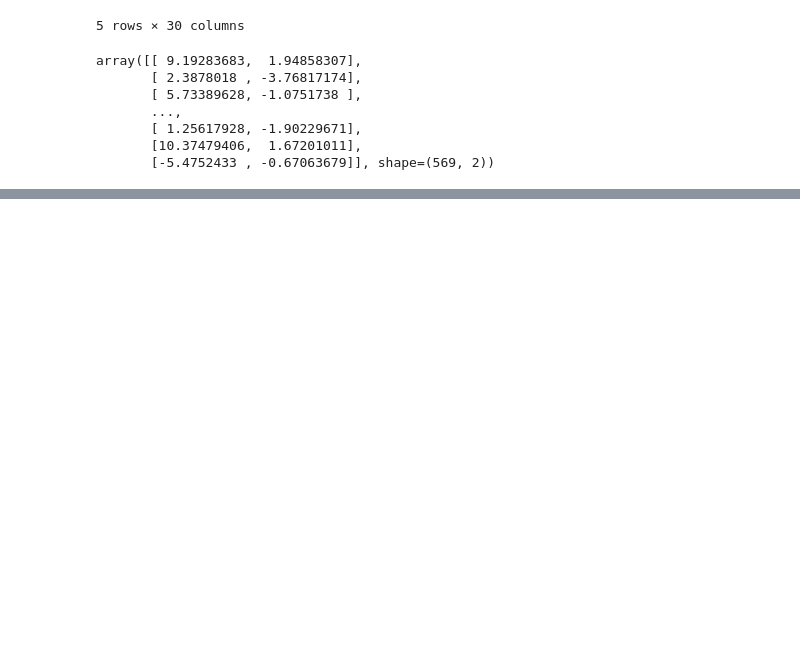
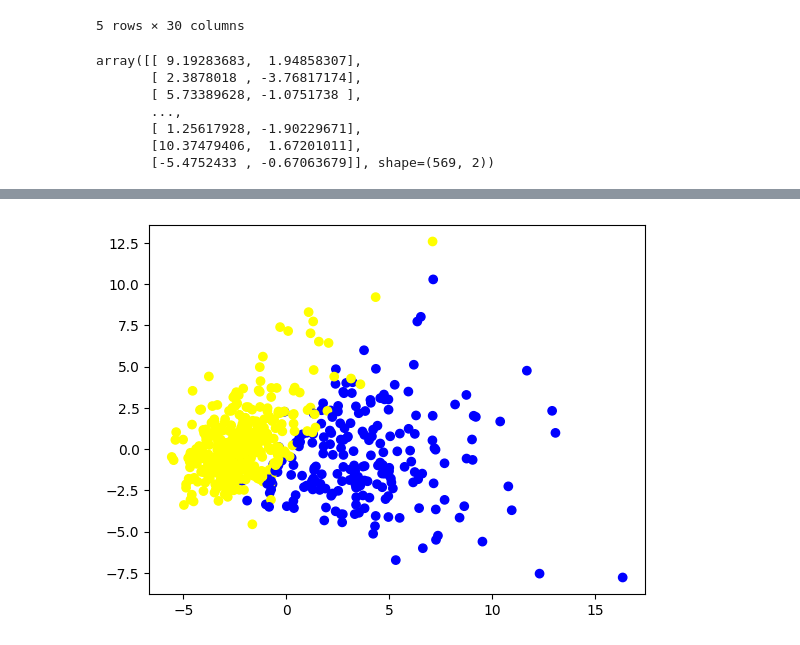
Before and after one commit to Kulekule2003/ML-notebooks, a Jupyter notebook: unsupervised learning.ipynb, the cells around one changed output, grey strips where cells are left out. Saved outputs shown, nothing was run; the diff lists cells and outputs as text; code cells hidden in the pictures; blank space fills up the shorter version.

Commit message:
added vizualisation for the cancer dataset

```diff
--- a/unsupervised learning.ipynb
+++ b/unsupervised learning.ipynb
@@ -48,0 +53,9 @@ sklearn.decomposition._pca.PCA
+# %%
+# visualisation
+colors = ["blue", "yellow"]
+label_names = ["malign", "benign"]
+plt.figure()
+plt.scatter(pc_cancer[:,0], pc_cancer[:,1], c=[ colors[i] for i in y_cancer])
+plt.show()
+# %% [output]
+[figure, added]
```
Also changed, not shown: parts of 2 cells of this notebook.
